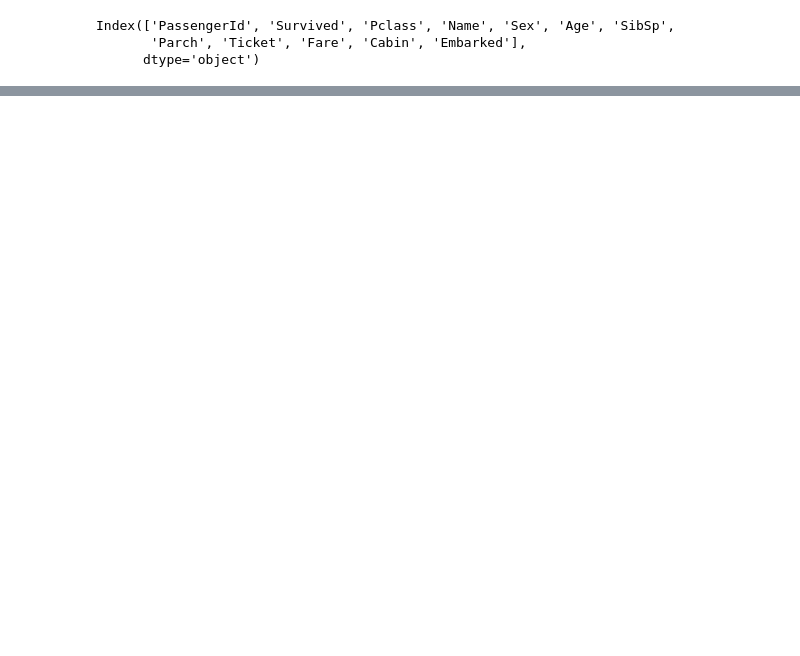
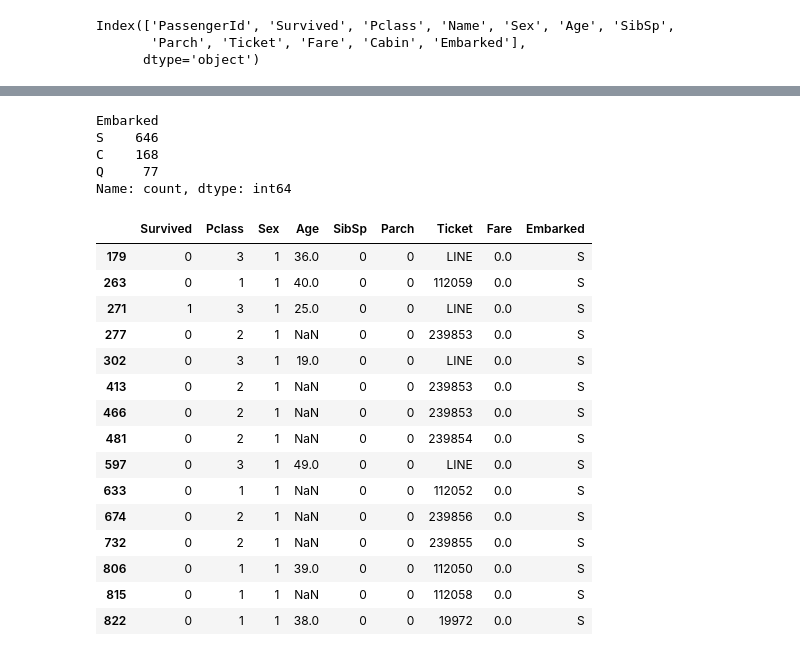
Before and after one commit to Thomson-Lam/3307-preprocessing-, a Jupyter notebook: titanic.ipynb, the cells around one changed output, grey strips where cells are left out. Cells and saved outputs as stored; diff of their text form; code cells hidden in the pictures; blank space fills up the shorter version.

```diff
--- a/titanic.ipynb
+++ b/titanic.ipynb
@@ -51,6 +51,6 @@ Index(['PassengerId', 'Survived', 'Pclass', 'Name', 'Sex', 'Age', 'SibSp',
       dtype='object')
 # %%
 # drop the passengerId
-df = df.drop(columns='PassengerId')
-df.columns
+df.describe(include="object")
+# print(df.columns)
 # %% [output]
@@ -63,2 +104,3 @@ Index(['Survived', 'Pclass', 'Name', 'Sex', 'Age', 'SibSp', 'Parch', 'Ticket',
 # %%
-# train test split
+# drop the passenger ID, name; check survived, pclass, sibsp, one hot encode sex. check embarked.
+df = df.drop(columns=['PassengerId', 'Name'])
@@ -64,0 +124,6 @@ Index(['Survived', 'Pclass', 'Name', 'Sex', 'Age', 'SibSp', 'Parch', 'Ticket',
+# %%
+# drop the cabin column, 75% missing values
+df = df.drop(columns="Cabin")
+
+sex_mapping = {'male': 1, 'female': 0}
+df['Sex'] = df['Sex'].map(sex_mapping) # one hot encode sex
@@ -64,0 +139,30 @@ Index(['Survived', 'Pclass', 'Name', 'Sex', 'Age', 'SibSp', 'Parch', 'Ticket',
+# %%
+df['Embarked'] = df['Embarked'].fillna('S') # fill 2 missing vals with majority class S
+# %%
+df['Embarked'].value_counts()
+# %% [output]
+Embarked
+S    646
+C    168
+Q     77
+Name: count, dtype: int64
+# %%
+# ticket, fare
+df[df['Fare']<1]
+# %% [output]
+|  | Survived | Pclass | Sex | Age | SibSp | Parch | Ticket | Fare | Embarked |
+| 179 | 0 | 3 | 1 | 36.0 | 0 | 0 | LINE | 0.0 | S |
+| 263 | 0 | 1 | 1 | 40.0 | 0 | 0 | 112059 | 0.0 | S |
+| 271 | 1 | 3 | 1 | 25.0 | 0 | 0 | LINE | 0.0 | S |
+| 277 | 0 | 2 | 1 | NaN | 0 | 0 | 239853 | 0.0 | S |
+| 302 | 0 | 3 | 1 | 19.0 | 0 | 0 | LINE | 0.0 | S |
+| 413 | 0 | 2 | 1 | NaN | 0 | 0 | 239853 | 0.0 | S |
+| 466 | 0 | 2 | 1 | NaN | 0 | 0 | 239853 | 0.0 | S |
+| 481 | 0 | 2 | 1 | NaN | 0 | 0 | 239854 | 0.0 | S |
+| 597 | 0 | 3 | 1 | 49.0 | 0 | 0 | LINE | 0.0 | S |
+| 633 | 0 | 1 | 1 | NaN | 0 | 0 | 112052 | 0.0 | S |
+| 674 | 0 | 2 | 1 | NaN | 0 | 0 | 239856 | 0.0 | S |
+| 732 | 0 | 2 | 1 | NaN | 0 | 0 | 239855 | 0.0 | S |
+| 806 | 0 | 1 | 1 | 39.0 | 0 | 0 | 112050 | 0.0 | S |
+| 815 | 0 | 1 | 1 | NaN | 0 | 0 | 112058 | 0.0 | S |
+| 822 | 0 | 1 | 1 | 38.0 | 0 | 0 | 19972 | 0.0 | S |
```
Also changed, not shown: parts of 19 cells of this notebook.
